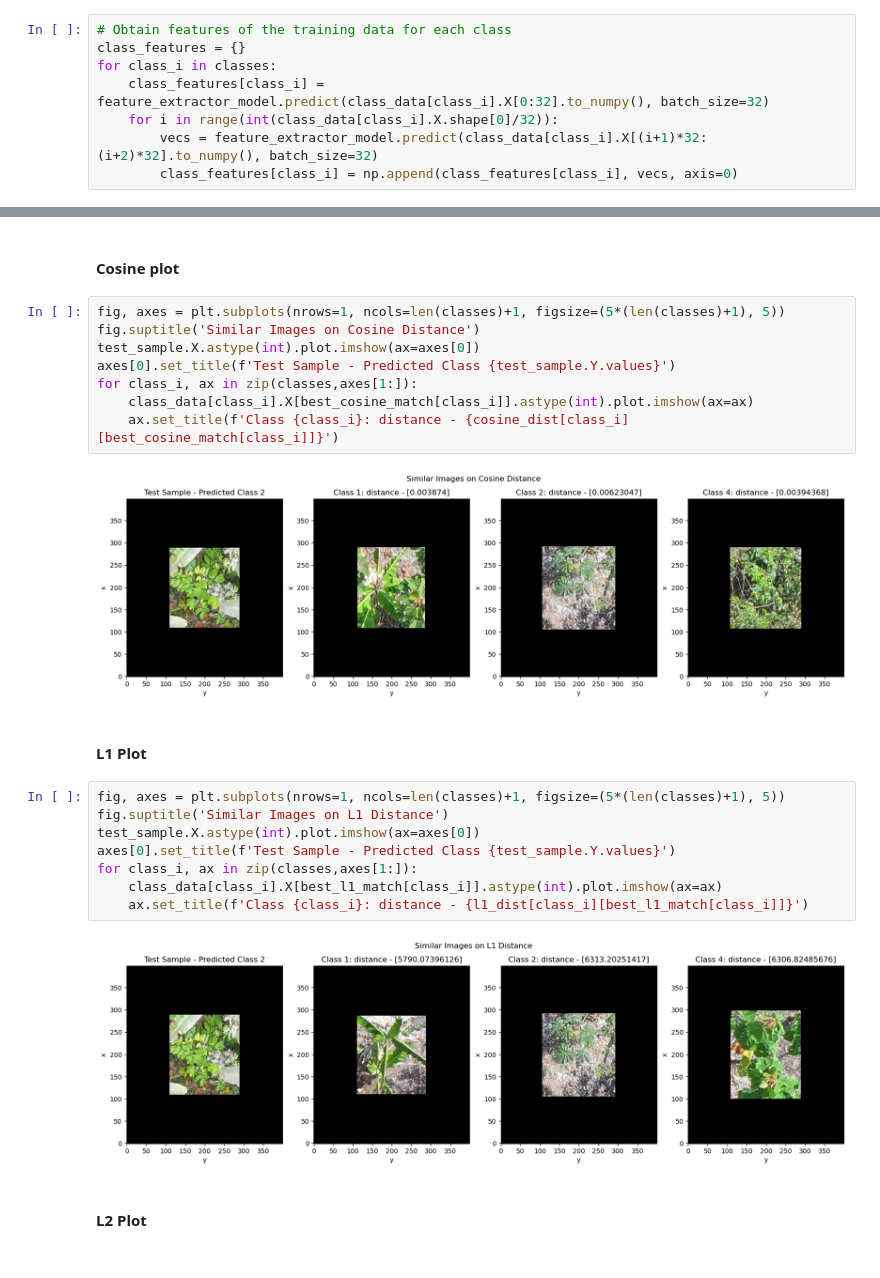
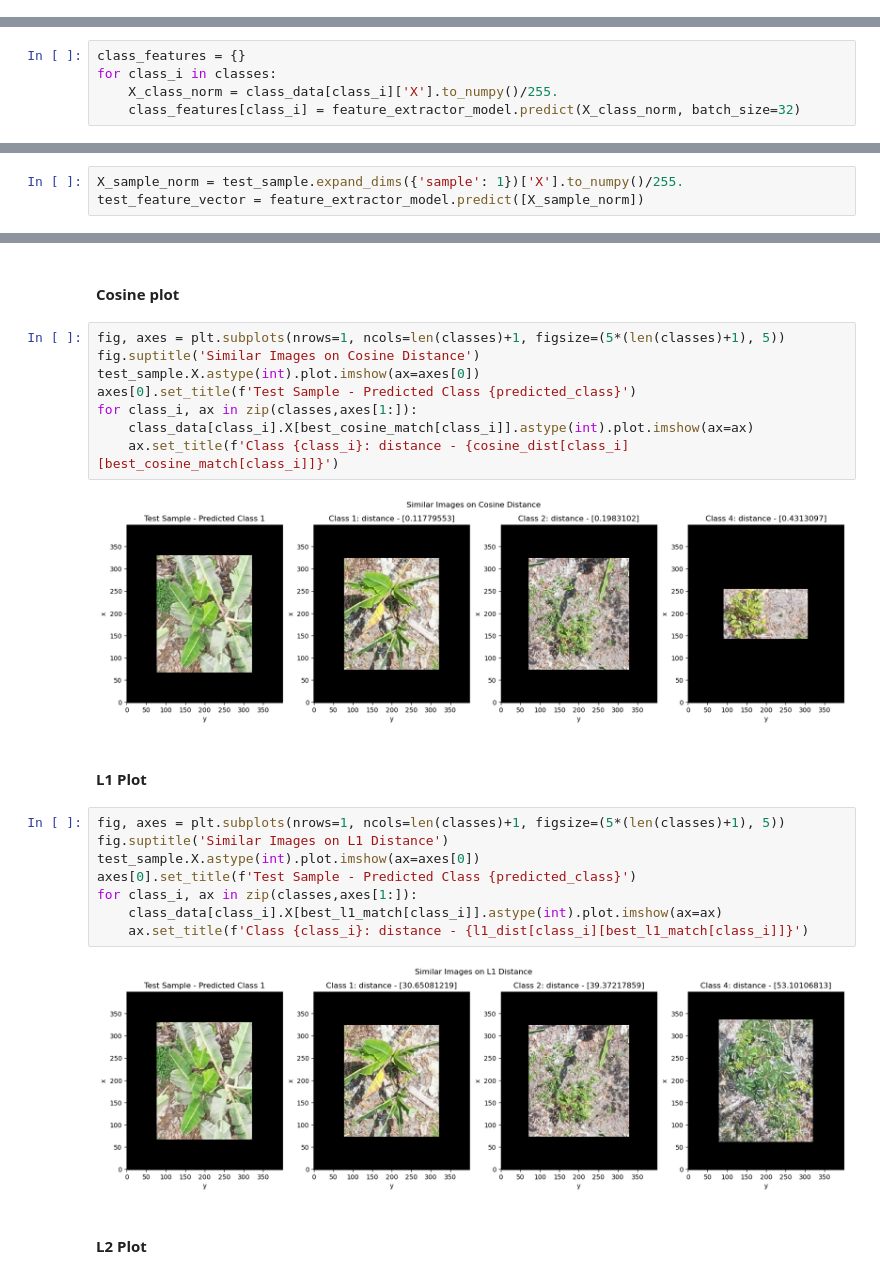
Before and after one commit to XAI4GEO/Tree_Classification, a Jupyter notebook: notebooks/XAI_workflow.ipynb, the cells around one changed output, grey strips where cells are left out. Cells and saved outputs as stored; diff of their text form.

Commit message:
Updated the workflow: 1. Normalize the test sample and class data to [0, 1] 2. Extract class prediction 3. Use a new image sample 3007

```diff
--- a/notebooks/XAI_workflow.ipynb
+++ b/notebooks/XAI_workflow.ipynb
@@ -131,8 +141,0 @@ _________________________________________________________________
-# %%
-# Obtain features of the training data for each class
-class_features = {}
-for class_i in classes:
-    class_features[class_i] = feature_extractor_model.predict(class_data[class_i].X[0:32].to_numpy(), batch_size=32)
-    for i in range(int(class_data[class_i].X.shape[0]/32)):
-        vecs = feature_extractor_model.predict(class_data[class_i].X[(i+1)*32:(i+2)*32].to_numpy(), batch_size=32)
-        class_features[class_i] = np.append(class_features[class_i], vecs, axis=0)
@@ -151,0 +142,5 @@ for class_i in classes:
+# %%
+class_features = {}
+for class_i in classes:
+    X_class_norm = class_data[class_i]['X'].to_numpy()/255.
+    class_features[class_i] = feature_extractor_model.predict(X_class_norm, batch_size=32)
@@ -157,0 +153,3 @@ test_feature_vector = feature_extractor_model.predict(np.array([test_sample.X.to
+# %%
+X_sample_norm = test_sample.expand_dims({'sample': 1})['X'].to_numpy()/255.
+test_feature_vector = feature_extractor_model.predict([X_sample_norm])
@@ -187,24 +187,24 @@ for class_i in classes:
 fig, axes = plt.subplots(nrows=1, ncols=len(classes)+1, figsize=(5*(len(classes)+1), 5))
 fig.suptitle('Similar Images on Cosine Distance')
 test_sample.X.astype(int).plot.imshow(ax=axes[0])
-axes[0].set_title(f'Test Sample - Predicted Class {test_sample.Y.values}')
+axes[0].set_title(f'Test Sample - Predicted Class {predicted_class}')
 for class_i, ax in zip(classes,axes[1:]):
     class_data[class_i].X[best_cosine_match[class_i]].astype(int).plot.imshow(ax=ax)
     ax.set_title(f'Class {class_i}: distance - {cosine_dist[class_i][best_cosine_match[class_i]]}')
 # %% [output]
-[figure, old version]
+[figure, new version]
 # %% [markdown]
 #### L1 Plot
 # %%
 fig, axes = plt.subplots(nrows=1, ncols=len(classes)+1, figsize=(5*(len(classes)+1), 5))
 fig.suptitle('Similar Images on L1 Distance')
 test_sample.X.astype(int).plot.imshow(ax=axes[0])
-axes[0].set_title(f'Test Sample - Predicted Class {test_sample.Y.values}')
+axes[0].set_title(f'Test Sample - Predicted Class {predicted_class}')
 for class_i, ax in zip(classes,axes[1:]):
     class_data[class_i].X[best_l1_match[class_i]].astype(int).plot.imshow(ax=ax)
     ax.set_title(f'Class {class_i}: distance - {l1_dist[class_i][best_l1_match[class_i]]}')
 # %% [output]
-[figure, old version]
+[figure, new version]
 # %% [markdown]
 #### L2 Plot
 # %%
```
Also changed, not shown: parts of 15 cells of this notebook.
